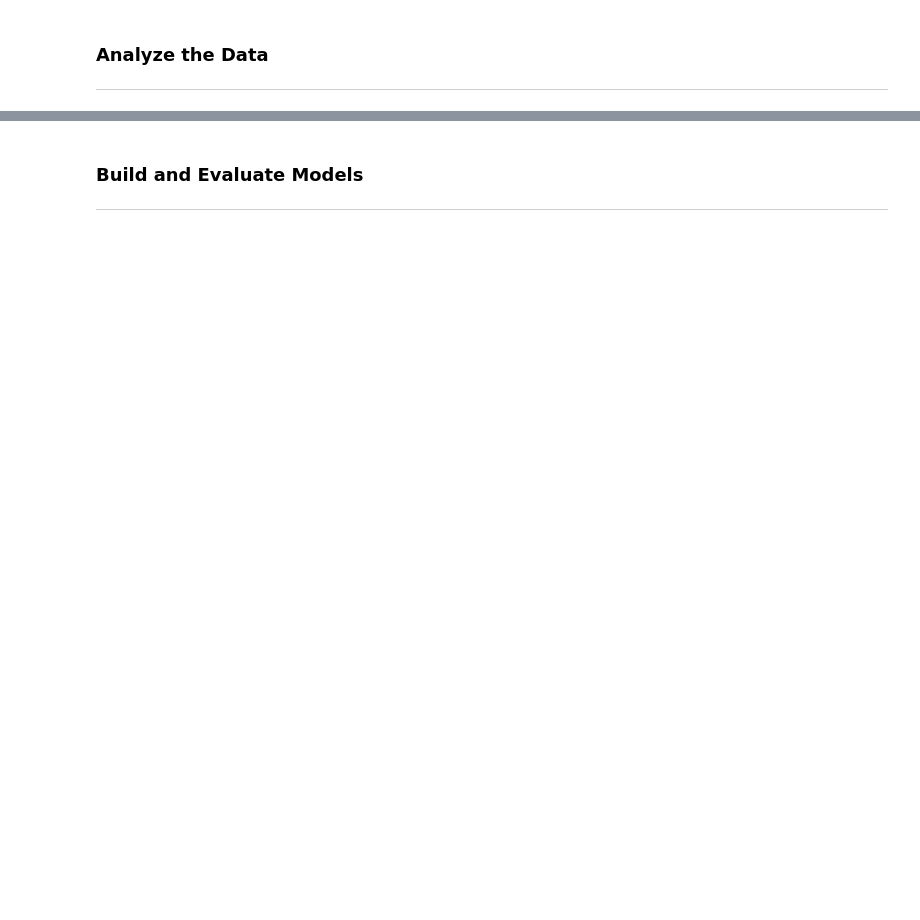
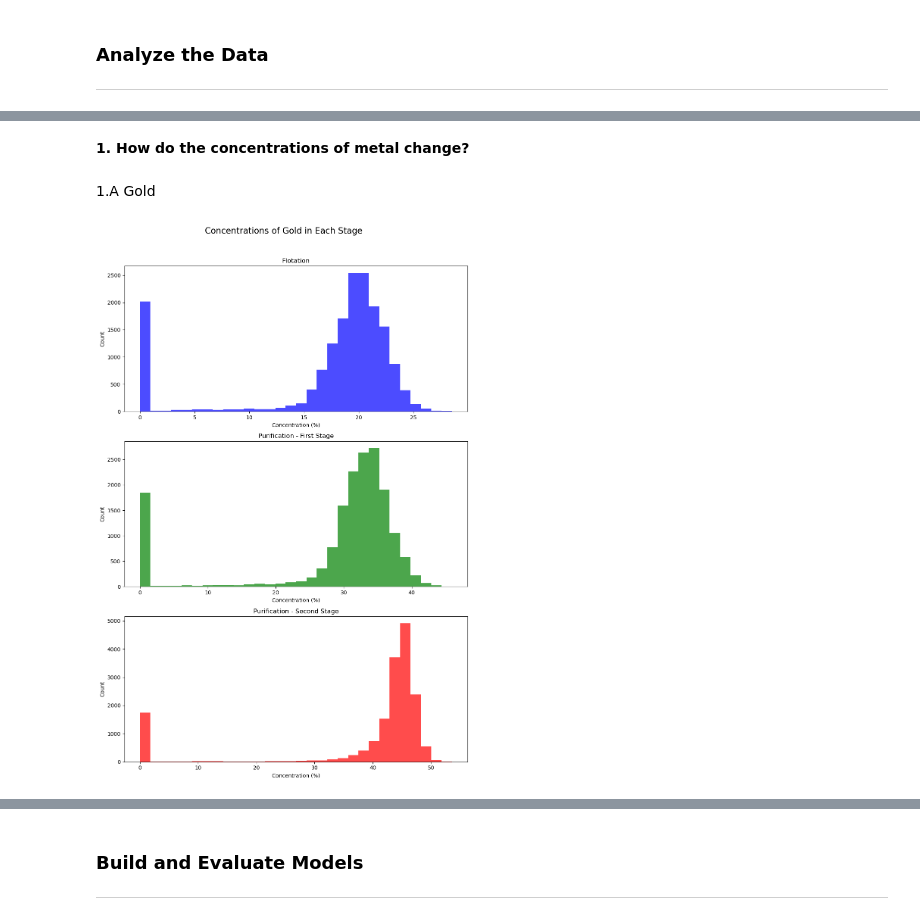
Before and after one commit to le-crupi64/Zyfra-Gold-Extraction-Prediction, a Jupyter notebook: Predictions.ipynb, the cells around one changed output, grey strips where cells are left out. Drawn from its saved outputs; the diff is of its cells as text; code cells hidden in the pictures; blank space fills up the shorter version.

```diff
--- a/Predictions.ipynb
+++ b/Predictions.ipynb
@@ -55,0 +262,15 @@ The data has been read in as full, test, and train.
+# %%
+# Sort by date
+full = full.sort_values(by='date')
+train = train.sort_values(by='date')
+test = test.sort_values(by='date')
+
+# Forward fill in missing data with neighbor values
+full = full.ffill()
+train = train.ffill()
+test = test.ffill()
+
+# Recheck for missing data
+print('Missing data in full set:', full.isna().sum().sum())
+print('Missing data in training set:', train.isna().sum().sum())
+print('Missing data in test set:', test.isna().sum().sum())
@@ -58,0 +289,33 @@ The data has been read in as full, test, and train.
+# %% [markdown]
+**1. How do the concentrations of metal change?**
+# %% [markdown]
+1.A Gold
+# %%
+def concentrate_chart(data):
+    # Create subplots
+    fig, axs = plt.subplots(3, 1, figsize=(10, 15))
+
+    # Plot histogram for each stage
+    axs[0].hist(train['rougher.output.concentrate_au'], bins=30, color='blue', alpha=0.7)
+    axs[0].set_title('Flotation')
+    axs[0].set_xlabel('Concentration (%)')
+    axs[0].set_ylabel('Count')
+
+    axs[1].hist(train['primary_cleaner.output.concentrate_au'], bins=30, color='green', alpha=0.7)
+    axs[1].set_title('Purification - First Stage')
+    axs[1].set_xlabel('Concentration (%)')
+    axs[1].set_ylabel('Count')
+
+    axs[2].hist(train['final.output.concentrate_au'], bins=30, color='red', alpha=0.7)
+    axs[2].set_title('Purification - Second Stage')
+    axs[2].set_xlabel('Concentration (%)')
+    axs[2].set_ylabel('Count')
+
+    # Set main title and layout adjustments
+    fig.suptitle('Concentrations of Gold in Each Stage', fontsize=16)
+    plt.tight_layout(rect=[0, 0, 1, 0.96])
+    plt.show()
+# %%
+concentrate_chart(train)
+# %% [output]
+[figure, added]
```
Also changed, not shown: parts of 58 cells of this notebook, 2 other files.
